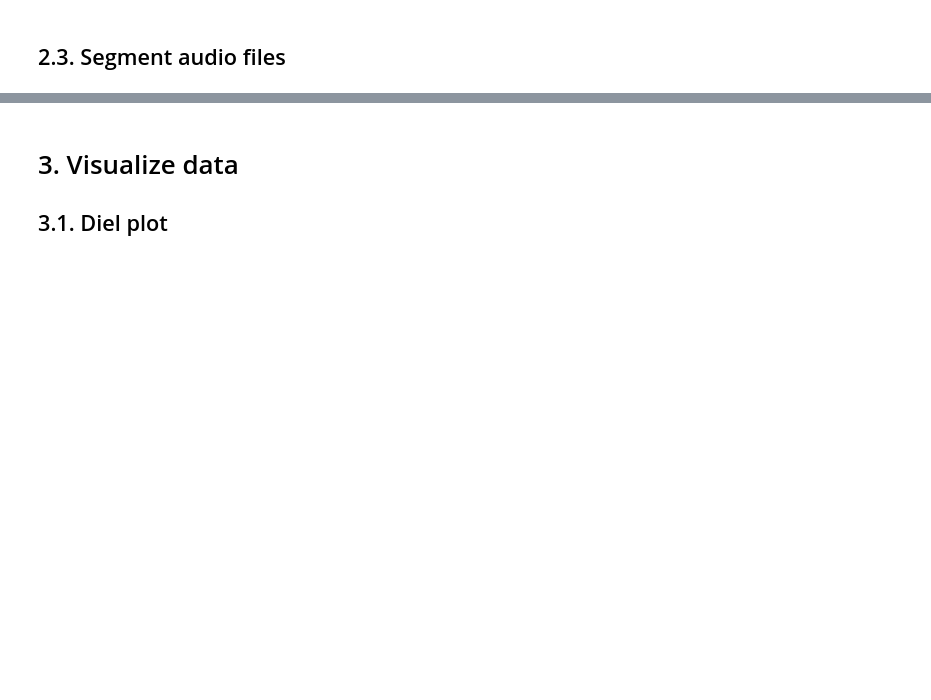
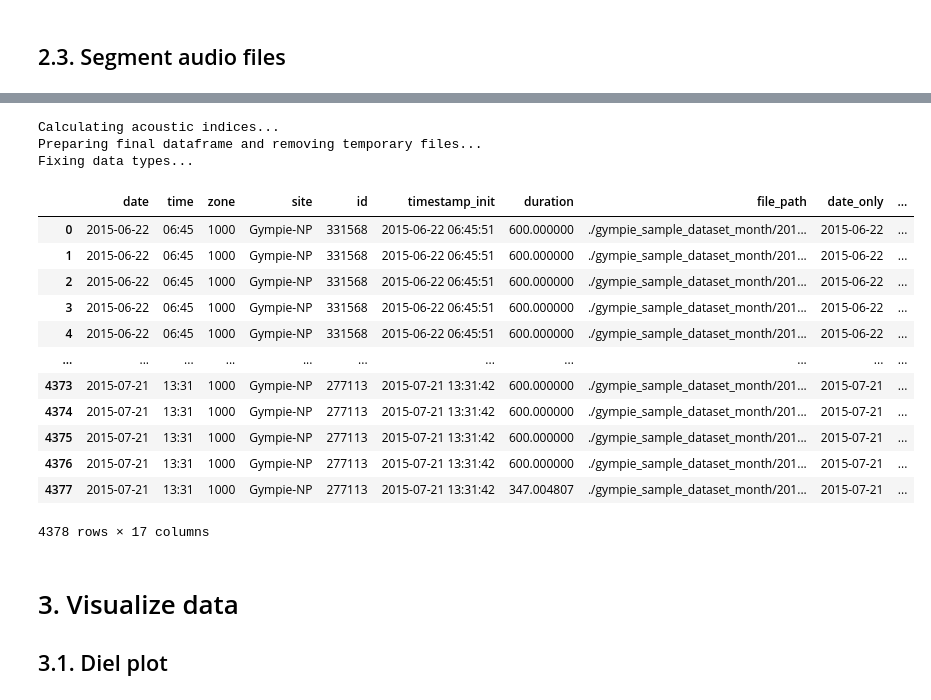
Before and after one commit to maui-software/maui-software-examples, a Jupyter notebook: maui_example_temporal_visualizations.ipynb, the cells around one changed output, grey strips where cells are left out. Saved outputs shown, nothing was run; the diff lists cells and outputs as text; code cells hidden in the pictures; blank space fills up the shorter version.

```diff
--- a/maui_example_temporal_visualizations.ipynb
+++ b/maui_example_temporal_visualizations.ipynb
@@ -119,3 +202,36 @@ segmented_df['start_hour'] = pd.to_datetime(segmented_df['start_time'], unit='s'
+# %%
+temp_dir = os.path.abspath('./temp_ac_files/')
+# df_valid = segmented_df[segmented_df['file_path'].notnull()]
+
+df_indices = acoustic_indices.calculate_acoustic_indices(
+                    df_init = segmented_valid_df_filter,
+                    file_path_col = 'segment_file_path',
+                    acoustic_indices_methods = acoustic_indices_methods,
+                    pre_calculation_method = pre_calculation_method,
+                    parallel=False,
+                    chunk_size = 5,
+                    temp_dir = temp_dir
+        )
+# %% [output]
+Calculating acoustic indices...
+Preparing final dataframe and removing temporary files...
+Fixing data types...
+# %%
+df_indices
+# %% [output]
+|  | date | time | zone | site | id | timestamp_init | duration | file_path | date_only | ... |
+| 0 | 2015-06-22 | 06:45 | 1000 | Gympie-NP | 331568 | 2015-06-22 06:45:51 | 600.000000 | ./gympie_sample_dataset_month/201... | 2015-06-22 | ... |
+| 1 | 2015-06-22 | 06:45 | 1000 | Gympie-NP | 331568 | 2015-06-22 06:45:51 | 600.000000 | ./gympie_sample_dataset_month/201... | 2015-06-22 | ... |
+| 2 | 2015-06-22 | 06:45 | 1000 | Gympie-NP | 331568 | 2015-06-22 06:45:51 | 600.000000 | ./gympie_sample_dataset_month/201... | 2015-06-22 | ... |
+| 3 | 2015-06-22 | 06:45 | 1000 | Gympie-NP | 331568 | 2015-06-22 06:45:51 | 600.000000 | ./gympie_sample_dataset_month/201... | 2015-06-22 | ... |
+| 4 | 2015-06-22 | 06:45 | 1000 | Gympie-NP | 331568 | 2015-06-22 06:45:51 | 600.000000 | ./gympie_sample_dataset_month/201... | 2015-06-22 | ... |
+| ... | ... | ... | ... | ... | ... | ... | ... | ... | ... | ... |
+| 4373 | 2015-07-21 | 13:31 | 1000 | Gympie-NP | 277113 | 2015-07-21 13:31:42 | 600.000000 | ./gympie_sample_dataset_month/201... | 2015-07-21 | ... |
+| 4374 | 2015-07-21 | 13:31 | 1000 | Gympie-NP | 277113 | 2015-07-21 13:31:42 | 600.000000 | ./gympie_sample_dataset_month/201... | 2015-07-21 | ... |
+| 4375 | 2015-07-21 | 13:31 | 1000 | Gympie-NP | 277113 | 2015-07-21 13:31:42 | 600.000000 | ./gympie_sample_dataset_month/201... | 2015-07-21 | ... |
+| 4376 | 2015-07-21 | 13:31 | 1000 | Gympie-NP | 277113 | 2015-07-21 13:31:42 | 600.000000 | ./gympie_sample_dataset_month/201... | 2015-07-21 | ... |
+| 4377 | 2015-07-21 | 13:31 | 1000 | Gympie-NP | 277113 | 2015-07-21 13:31:42 | 347.004807 | ./gympie_sample_dataset_month/201... | 2015-07-21 | ... |
+4378 rows × 17 columns
 # %% [markdown]
 # 3. Visualize data
 
```
Also changed, not shown: parts of 15 cells of this notebook, 4 other files.
